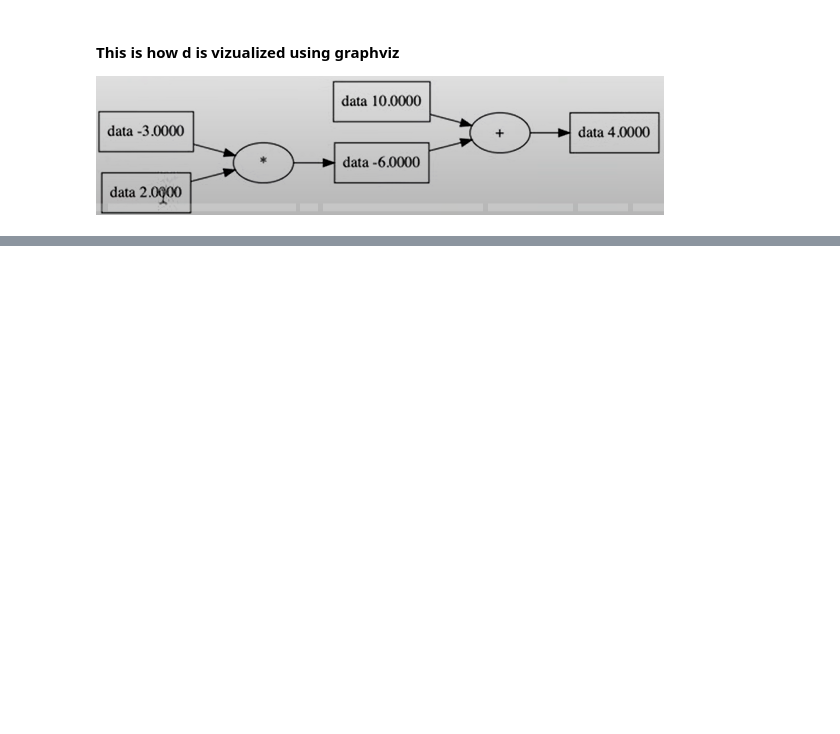
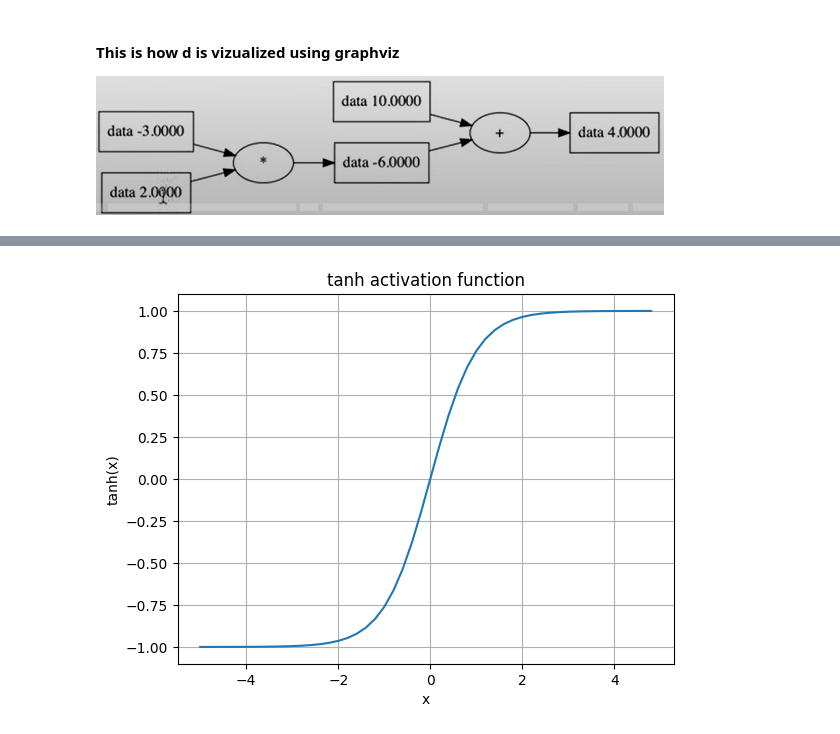
Before and after one commit to Ritwika-Das-Gupta/Neural_Network_LLM_scratch, a Jupyter notebook: lecture1_micrograd/micrograd.ipynb, the cells around one changed output, grey strips where cells are left out. Cells and saved outputs as stored; diff of their text form; code cells hidden in the pictures; blank space fills up the shorter version.

```diff
--- a/lecture1_micrograd/micrograd.ipynb
+++ b/lecture1_micrograd/micrograd.ipynb
@@ -189,0 +315,10 @@ ExecutableNotFound: failed to execute PosixPath('dot'), make sure the Graphviz e
+# %%
+# Activation function tanh
+plt.plot(np.arange(-5,5,0.2),np.tanh(np.arange(-5,5,0.2)))
+plt.grid()
+plt.title('tanh activation function')
+plt.xlabel('x')
+plt.ylabel('tanh(x)')
+plt.show()
+# %% [output]
+[figure, added]
```
Also changed, not shown: parts of 26 cells of this notebook.
